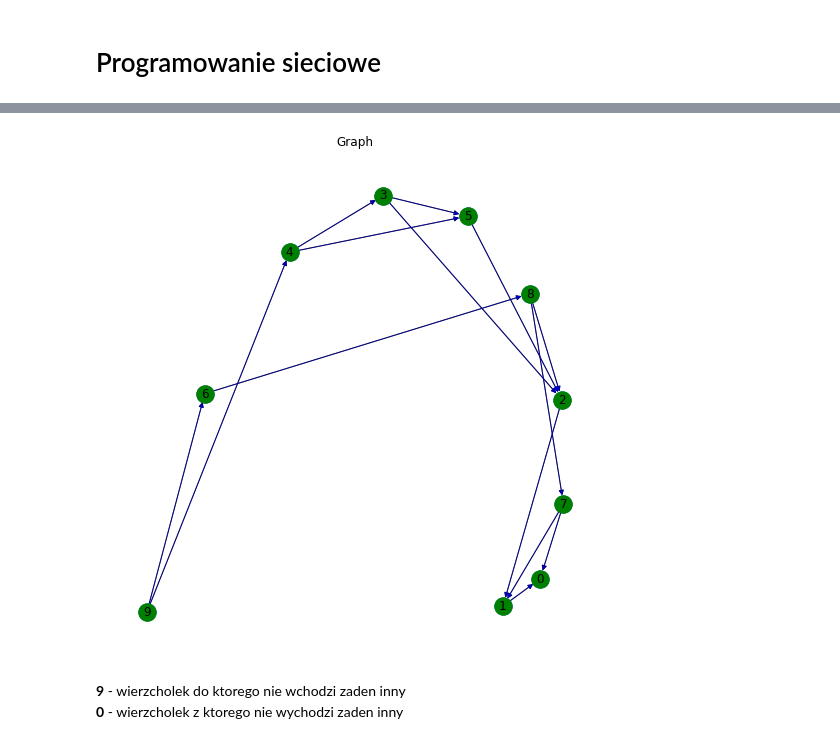
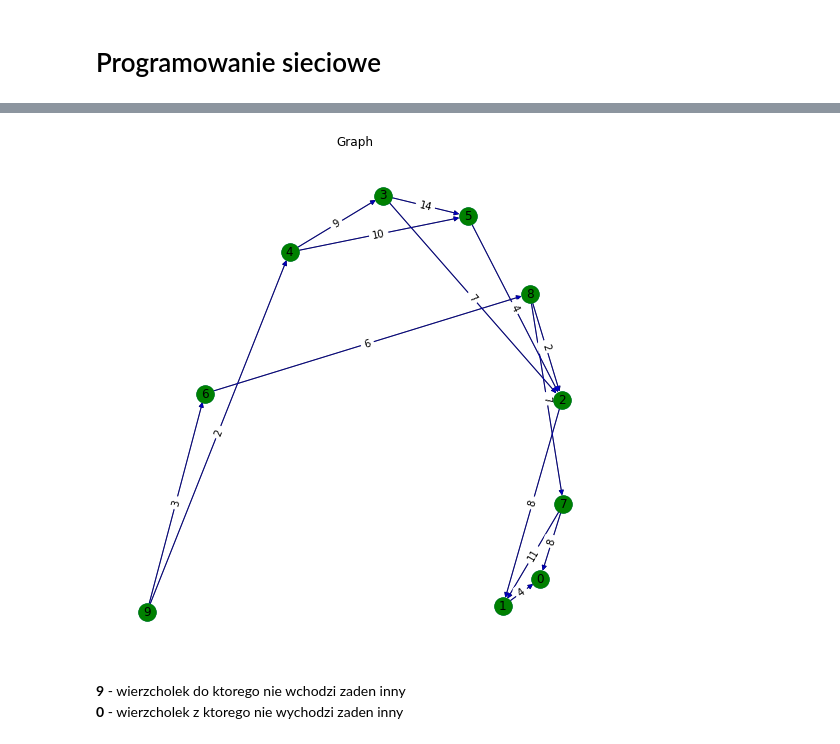
Before and after one commit to djmmatracki/BadanieOperacyjne, a Jupyter notebook: ProgramowanieSieciowe/sprawozdanie.ipynb, the cells around one changed output, grey strips where cells are left out. Saved outputs shown, nothing was run; the diff lists cells and outputs as text; code cells hidden in the pictures.

```diff
--- a/ProgramowanieSieciowe/sprawozdanie.ipynb
+++ b/ProgramowanieSieciowe/sprawozdanie.ipynb
@@ -11,35 +14,37 @@ weights = [
     (1, 0, 4),
     (7, 0, 8),
     (7, 1, 11),
     (2, 1, 8),
     (8, 2, 2),
     (5, 2, 4),
     (3, 2, 7),
     (4, 3, 9),
     (3, 5, 14),
     (4, 5, 10),
     (6, 8, 6),
     (8, 7, 7),
     (9, 6, 3),
     (9, 4, 2)
 ]
 
-G = nx.MultiDiGraph()
+G = nx.DiGraph()
 
 G.add_weighted_edges_from(weights)
 
 fig = plt.figure(figsize=(7, 7))
 
 pos = nx.spiral_layout(G)
 
 nx.draw(G, pos=pos, with_labels=True)
 nx.draw_networkx_edges(G, pos, width=1,alpha=0.5,edge_color='b')
 nx.draw_networkx_nodes(G, pos,node_size=300, node_color="g")
+labels = nx.get_edge_attributes(G,'weight')
+nx.draw_networkx_edge_labels(G,pos,edge_labels=labels)
 plt.title("Graph")
 plt.show()
 # print(nx.get_edge_attributes(G,'weight'))
 # %% [output]
-[figure, old version]
+[figure, new version]
 # %% [markdown]
 **9** - wierzcholek do ktorego nie wchodzi zaden inny <br>
 **0** - wierzcholek z ktorego nie wychodzi zaden inny
```
Also changed, not shown: parts of 7 cells of this notebook.
